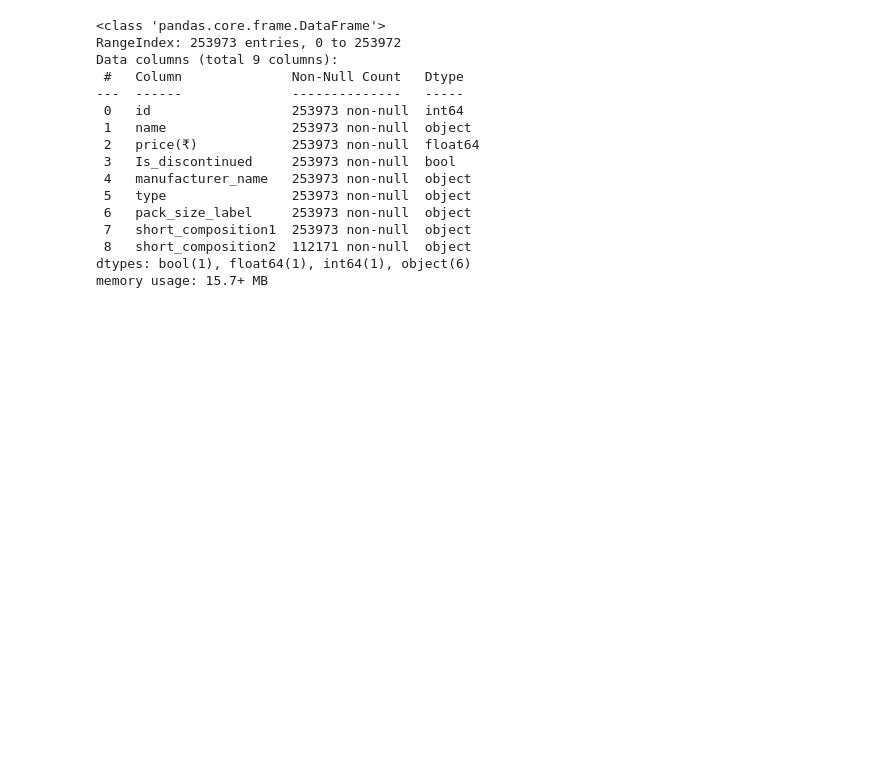
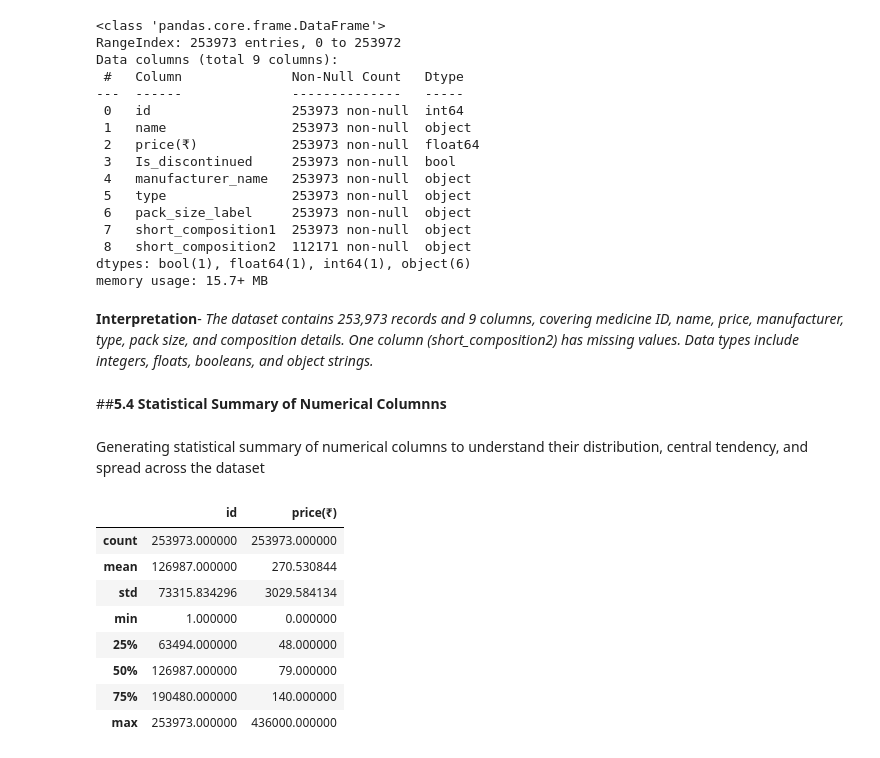
Before and after one commit to Sagarjain93/Pharma_Medicines, a Jupyter notebook: Pharma_medicines.ipynb, the cells around one changed output. Drawn from its saved outputs; the diff is of its cells as text; code cells hidden in the pictures; blank space fills up the shorter version.

Commit message:
feat: completed initial data inspection, dataset introduction, and data description

```diff
--- a/Pharma_medicines.ipynb
+++ b/Pharma_medicines.ipynb
@@ -93,3 +133,21 @@ Data columns (total 9 columns):
  8   short_composition2  112171 non-null  object
 dtypes: bool(1), float64(1), int64(1), object(6)
 memory usage: 15.7+ MB
+# %% [markdown]
+**Interpretation**- *The dataset contains 253,973 records and 9 columns, covering medicine ID, name, price, manufacturer, type, pack size, and composition details. One column (short_composition2) has missing values. Data types include integers, floats, booleans, and object strings.*
+# %% [markdown]
+##**5.4 Statistical Summary of Numerical Columnns**
+# %% [markdown]
+Generating statistical summary of numerical columns to understand their distribution, central tendency, and spread across the dataset
+# %%
+df.select_dtypes(include='number').describe()
+# %% [output]
+|  | id | price(₹) |
+| count | 253973.000000 | 253973.000000 |
+| mean | 126987.000000 | 270.530844 |
+| std | 73315.834296 | 3029.584134 |
+| min | 1.000000 | 0.000000 |
+| 25% | 63494.000000 | 48.000000 |
+| 50% | 126987.000000 | 79.000000 |
+| 75% | 190480.000000 | 140.000000 |
+| max | 253973.000000 | 436000.000000 |
```
Also changed, not shown: parts of 5 cells of this notebook.
